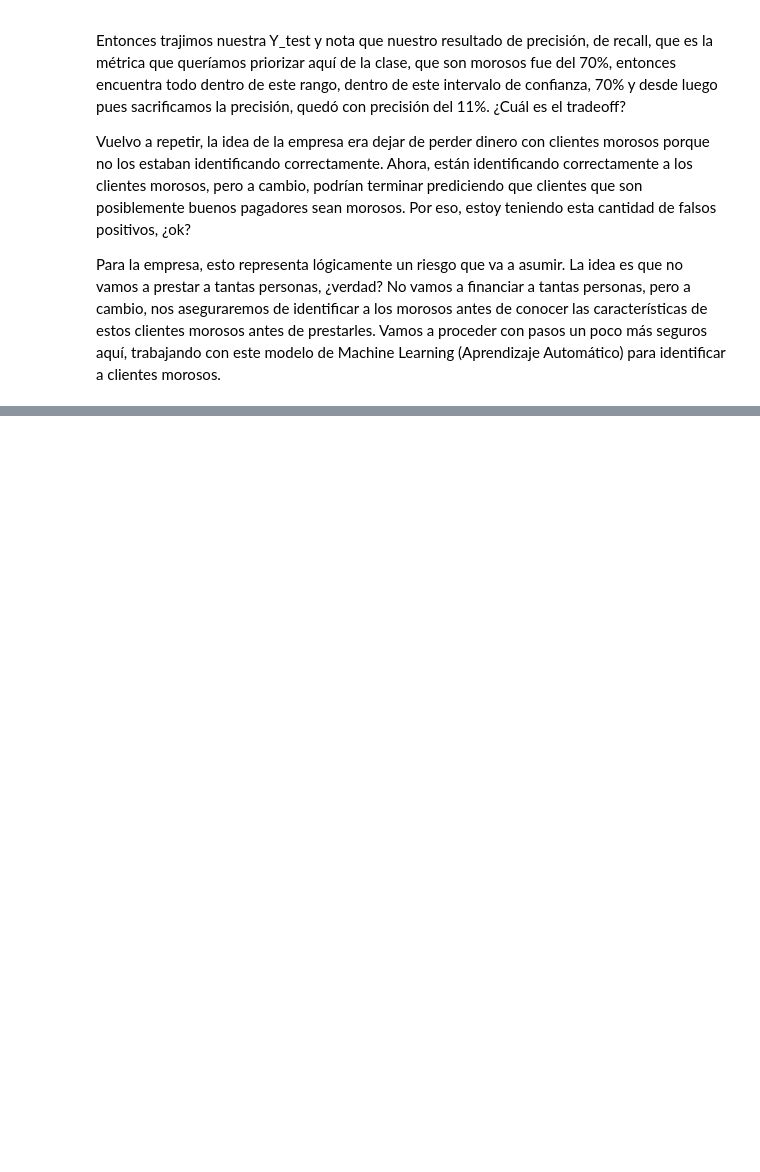
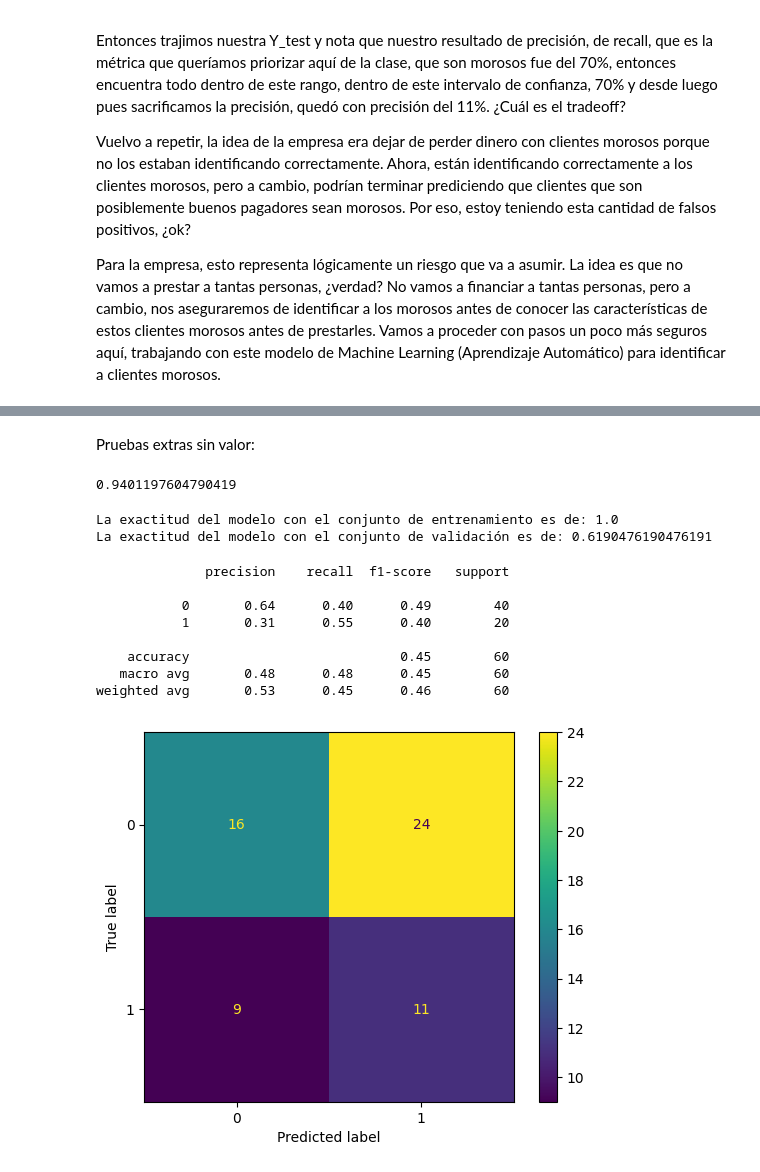
Before and after one commit to Deinbi/Machine__Learning_Alura, a Jupyter notebook: Clasificacion_validacion_y_metricas.ipynb, the cells around one changed output, grey strips where cells are left out. Saved outputs shown, nothing was run; the diff lists cells and outputs as text; code cells hidden in the pictures; blank space fills up the shorter version.

```diff
--- a/Clasificacion_validacion_y_metricas.ipynb
+++ b/Clasificacion_validacion_y_metricas.ipynb
@@ -1022,0 +1132,36 @@ Vamos a practicar el contenido que se presentó en la clase a partir de algunas
+# %% [markdown]
+Pruebas extras sin valor:
+# %%
+modelo = DecisionTreeClassifier(max_depth=10)
+modelo.fit(X,y)
+modelo.score(X,y)
+# %% [output]
+0.9401197604790419
+# %%
+modelo = DecisionTreeClassifier()
+modelo.fit(X_train,y_train)
+print(f'La exactitud del modelo con el conjunto de entrenamiento es de: {modelo.score(X_train,y_train)}')
+print(f'La exactitud del modelo con el conjunto de validación es de: {modelo.score(X_val,y_val)}')
+# %% [output]
+La exactitud del modelo con el conjunto de entrenamiento es de: 1.0
+La exactitud del modelo con el conjunto de validación es de: 0.6190476190476191
+# %%
+undersample = NearMiss(version = 3)
+x_balanceada, y_balanceada = undersample.fit_resample(X,y)
+# %%
+modelo = DecisionTreeClassifier(max_depth=3)
+modelo.fit(x_balanceada,y_balanceada)
+y_previsto = modelo.predict(X_test)
+
+print(classification_report(y_test,y_previsto))
+ConfusionMatrixDisplay.from_predictions(y_test,y_previsto);
+# %% [output]
+              precision    recall  f1-score   support
+
+           0       0.64      0.40      0.49        40
+           1       0.31      0.55      0.40        20
+
+    accuracy                           0.45        60
+   macro avg       0.48      0.48      0.45        60
+weighted avg       0.53      0.45      0.46        60
+[figure, added]
```
Also changed, not shown: parts of 22 cells of this notebook.
